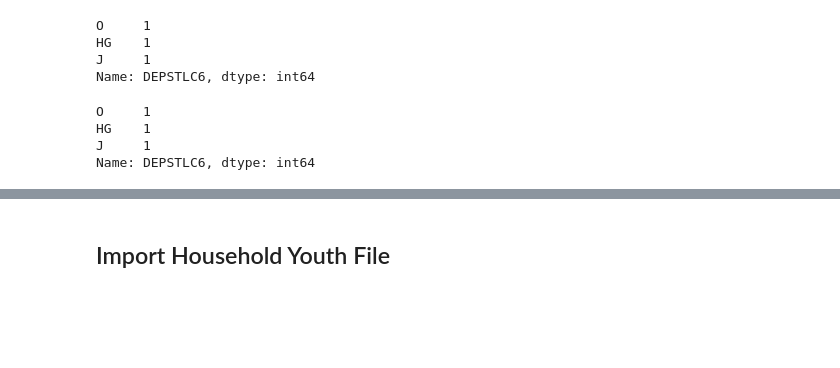
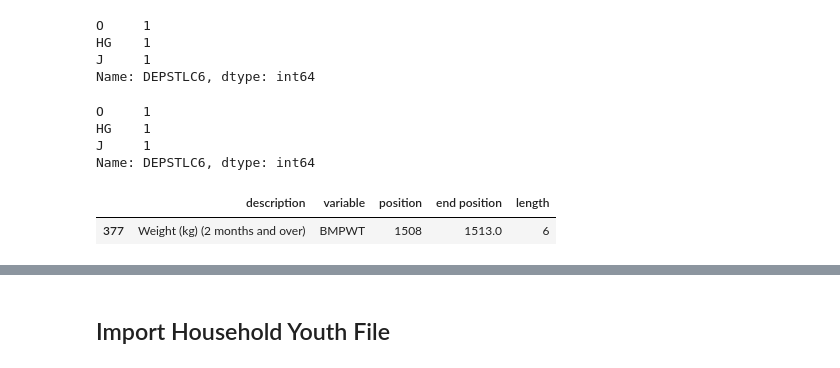
Before and after one commit to climatebrad/nhanes, a Jupyter notebook: nhanes.ipynb, the cells around one changed output, grey strips where cells are left out. Saved outputs shown, nothing was run; the diff lists cells and outputs as text; code cells hidden in the pictures; blank space fills up the shorter version.

```diff
--- a/nhanes.ipynb
+++ b/nhanes.ipynb
@@ -39,3 +41,8 @@ O     1
 HG    1
 J     1
 Name: DEPSTLC6, dtype: int64
+# %%
+exam.cols.query('variable=="BMPWT"')
+# %% [output]
+|  | description | variable | position | end position | length |
+| 377 | Weight (kg) (2 months and over) | BMPWT | 1508 | 1513.0 | 6 |
```
Also changed, not shown: parts of 25 cells of this notebook, 2 other files.
